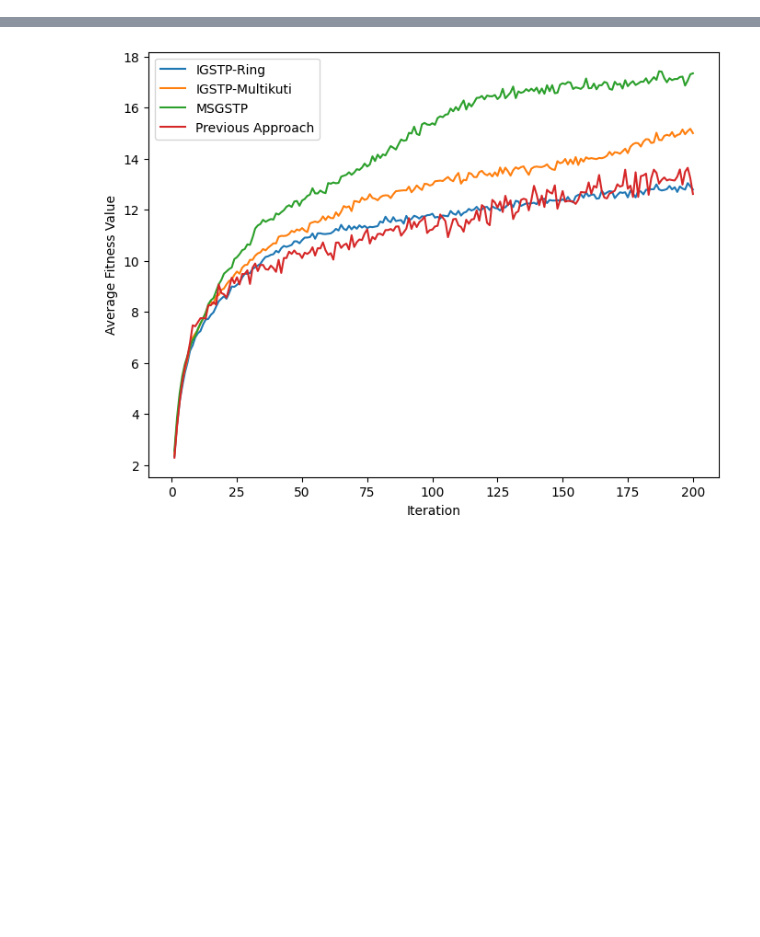
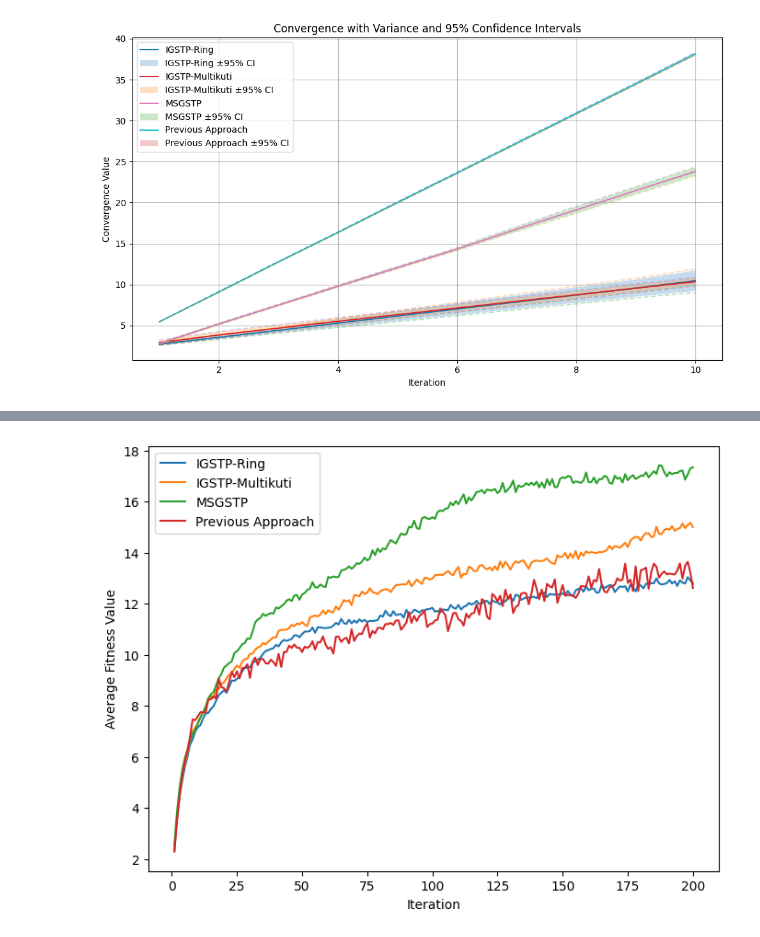
Before and after one commit to Chideme/island_genetic_algrorithm, a Jupyter notebook: convergence.ipynb, the cells around one changed output, grey strips where cells are left out. Saved outputs shown, nothing was run; the diff lists cells and outputs as text; code cells hidden in the pictures; blank space fills up the shorter version.

```diff
--- a/convergence.ipynb
+++ b/convergence.ipynb
@@ -89,3 +124,34 @@ ValueError: x and y must have same first dimension, but have shapes (20,) and (1
+# %%
+plt.figure(figsize=(10, 6))
+
+for strategy in evolve_strategy:
+    sub = summary[summary['strategy'] == strategy]
+    label = strategy_labels.get(strategy, strategy)
+
+    mean = sub['mean']
+    ci95 = sub['ci95']
+    std = sub['std']
+    x = sub['iteration']
+
+    # Plot mean
+    plt.plot(x, mean, label=label)
+
+    # Confidence Interval (shaded)
+    plt.fill_between(x, mean - ci95, mean + ci95, alpha=0.25, label=f"{label} ±95% CI")
+
+    # Std Dev (dashed lines)
+    plt.plot(x, mean + std, linestyle='--', alpha=0.3)
+    plt.plot(x, mean - std, linestyle='--', alpha=0.3)
+
+plt.xlabel("Iteration")
+plt.ylabel("Convergence Value")
+plt.title("Convergence with Variance and 95% Confidence Intervals")
+plt.grid(True)
+plt.legend()
+plt.tight_layout()
+plt.show()
+# %% [output]
+[figure, added]
 # %%
 file_name = 'convergence_values'
 convergence_values = np.load(file_name + '.npy', allow_pickle=True)
```
Also changed, not shown: parts of 4 cells of this notebook, 6 other files.
